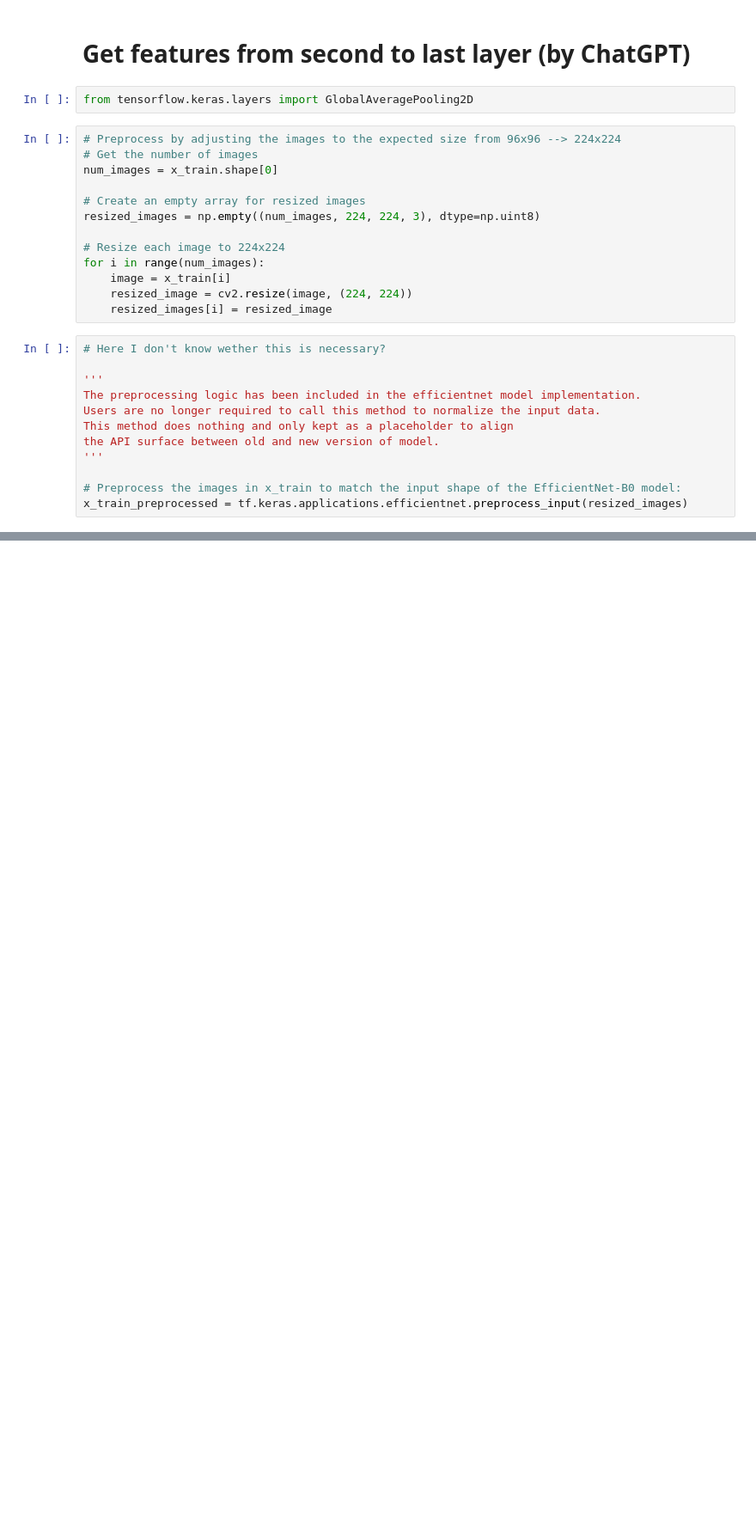
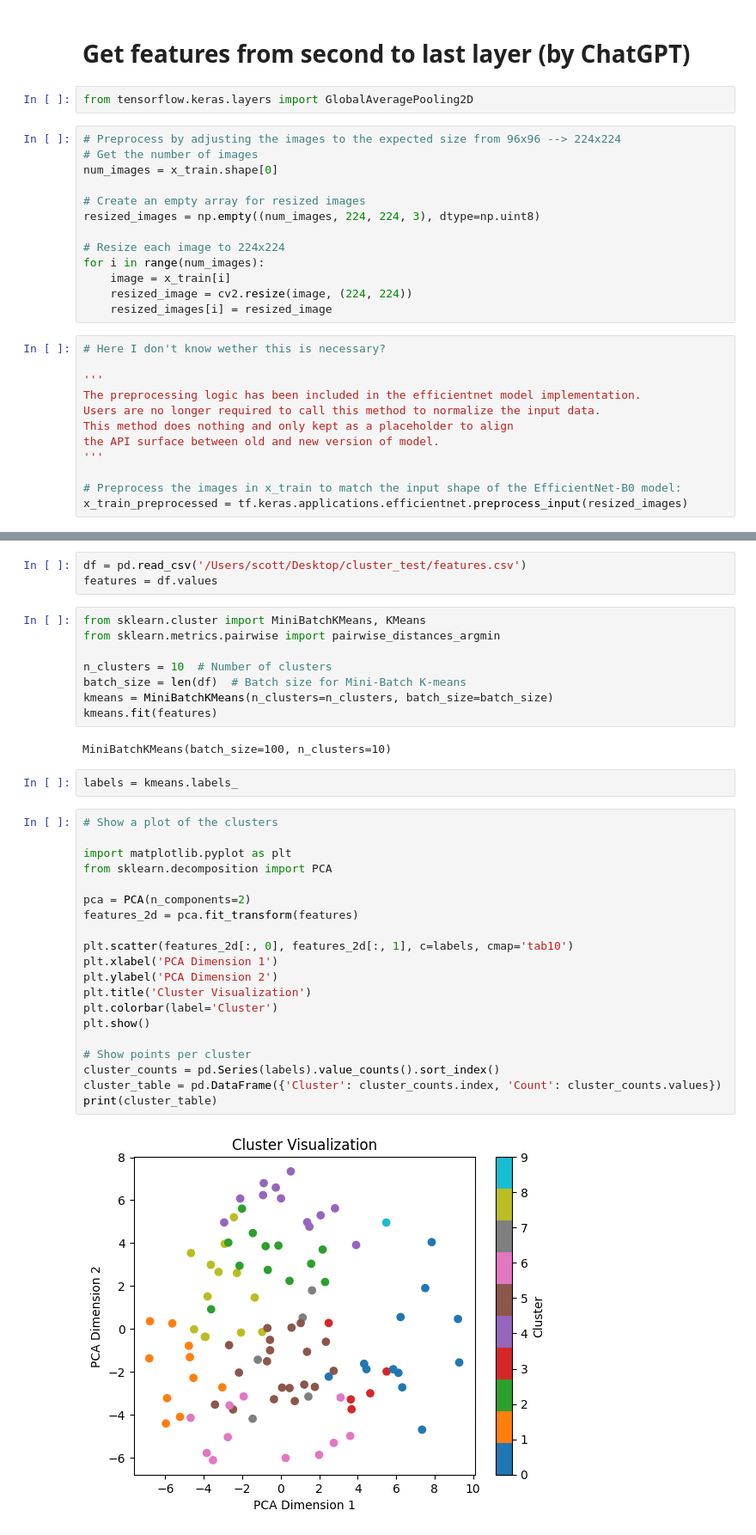
Before and after one commit to km-scott/clustering_feature_vectors, a Jupyter notebook: clustering_feature_vectors.ipynb, the cells around one changed output, grey strips where cells are left out. Shown: that part at 86% size. Drawn from its saved outputs; the diff is of its cells as text; blank space fills up the shorter version.

```diff
--- a/clustering_feature_vectors.ipynb
+++ b/clustering_feature_vectors.ipynb
@@ -124,0 +125,37 @@ df.to_csv('/Users/scott/Desktop/cluster_test/features.csv', index=False)
+# %%
+df = pd.read_csv('/Users/scott/Desktop/cluster_test/features.csv')
+features = df.values
+# %%
+from sklearn.cluster import MiniBatchKMeans, KMeans
+from sklearn.metrics.pairwise import pairwise_distances_argmin
+
+n_clusters = 10  # Number of clusters
+batch_size = len(df)  # Batch size for Mini-Batch K-means
+kmeans = MiniBatchKMeans(n_clusters=n_clusters, batch_size=batch_size)
+kmeans.fit(features)
+# %% [output]
+MiniBatchKMeans(batch_size=100, n_clusters=10)
+# %%
+labels = kmeans.labels_
+# %%
+# Show a plot of the clusters
+
+import matplotlib.pyplot as plt
+from sklearn.decomposition import PCA
+
+pca = PCA(n_components=2)
+features_2d = pca.fit_transform(features)
+
+plt.scatter(features_2d[:, 0], features_2d[:, 1], c=labels, cmap='tab10')
+plt.xlabel('PCA Dimension 1')
+plt.ylabel('PCA Dimension 2')
+plt.title('Cluster Visualization')
+plt.colorbar(label='Cluster')
+plt.show()
+
+# Show points per cluster
+cluster_counts = pd.Series(labels).value_counts().sort_index()
+cluster_table = pd.DataFrame({'Cluster': cluster_counts.index, 'Count': cluster_counts.values})
+print(cluster_table)
+# %% [output]
+[figure, added]
```
Also changed, not shown: parts of 15 cells of this notebook.
